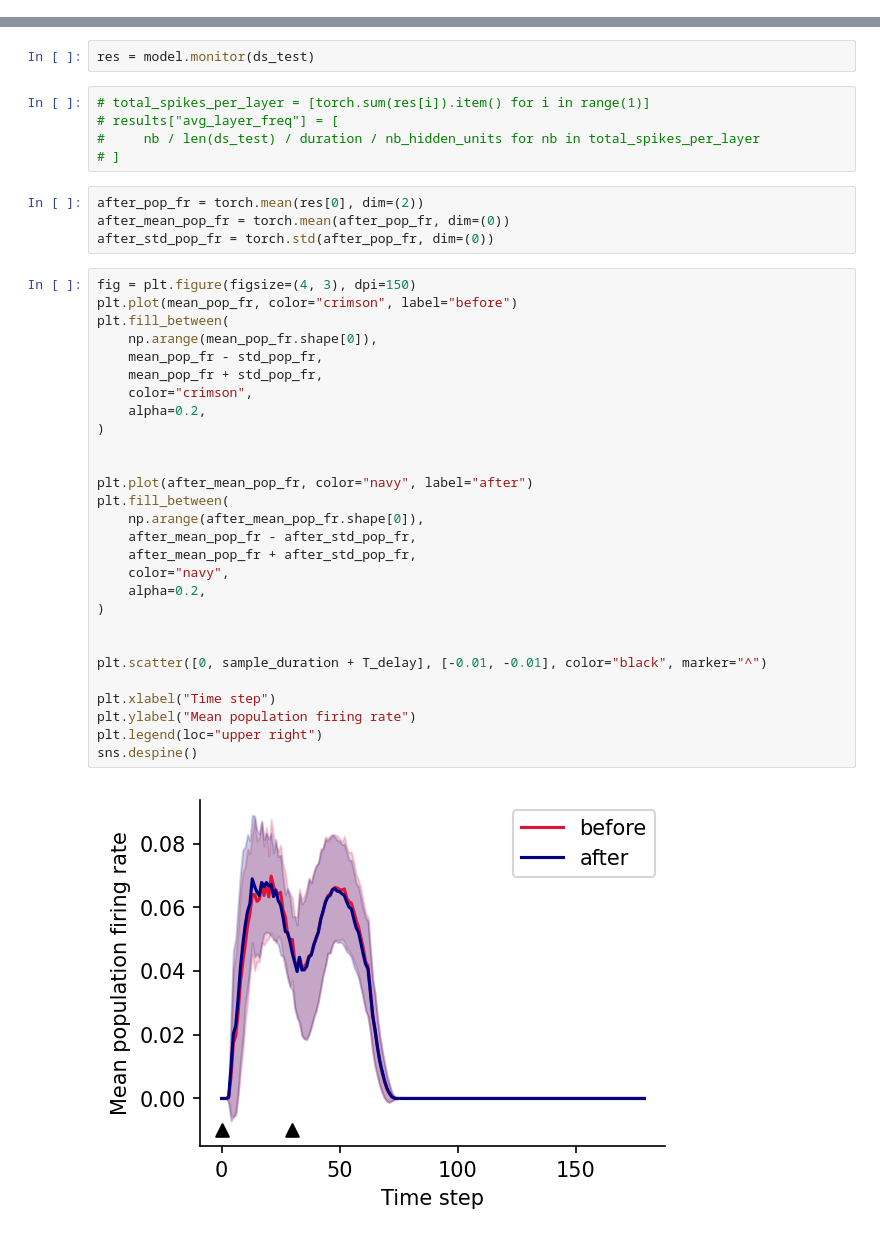
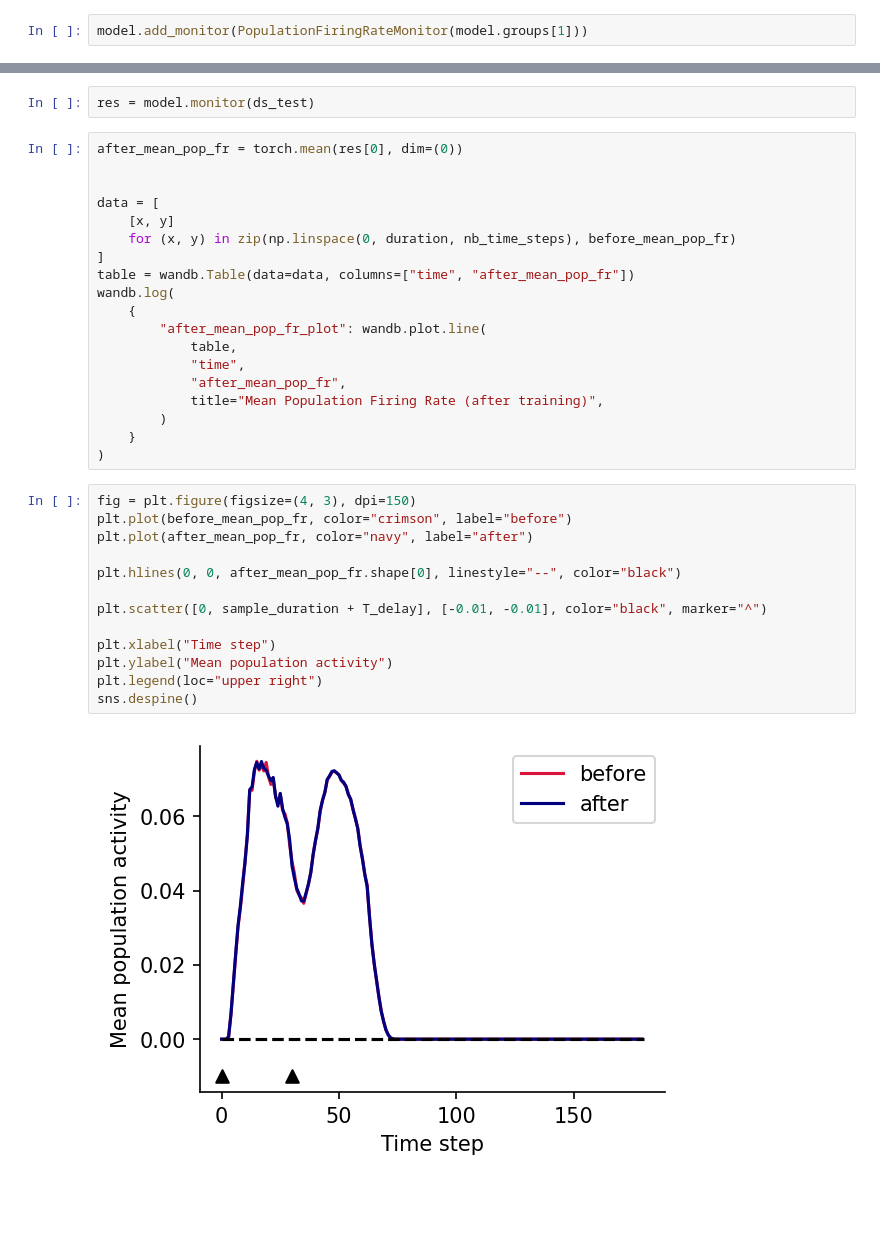
Before and after one commit to fmi-basel/stork, a Jupyter notebook: examples/99_JRJG_Control_CoRandman.ipynb, the cells around one changed output, grey strips where cells are left out. Saved outputs shown, nothing was run; the diff lists cells and outputs as text; blank space fills up the shorter version.

```diff
--- a/examples/99_JRJG_Control_CoRandman.ipynb
+++ b/examples/99_JRJG_Control_CoRandman.ipynb
@@ -276,0 +242,2 @@ model.add_monitor(StateMonitor(model.groups[1], "out"))
+# %%
+model.add_monitor(PopulationFiringRateMonitor(model.groups[1]))
@@ -332,42 +357,37 @@ results["valid_acc"] = history["val_acc"].tolist()
 #### Monitor the model again after training
 # %%
 res = model.monitor(ds_test)
-# %%
-# total_spikes_per_layer = [torch.sum(res[i]).item() for i in range(1)]
-# results["avg_layer_freq"] = [
-#     nb / len(ds_test) / duration / nb_hidden_units for nb in total_spikes_per_layer
-# ]
-# %%
-after_pop_fr = torch.mean(res[0], dim=(2))
-after_mean_pop_fr = torch.mean(after_pop_fr, dim=(0))
-after_std_pop_fr = torch.std(after_pop_fr, dim=(0))
+# %%
+after_mean_pop_fr = torch.mean(res[0], dim=(0))
+
+
+data = [
+    [x, y]
+    for (x, y) in zip(np.linspace(0, duration, nb_time_steps), before_mean_pop_fr)
+]
+table = wandb.Table(data=data, columns=["time", "after_mean_pop_fr"])
+wandb.log(
+    {
+        "after_mean_pop_fr_plot": wandb.plot.line(
+            table,
+            "time",
+            "after_mean_pop_fr",
+            title="Mean Population Firing Rate (after training)",
+        )
+    }
+)
 # %%
 fig = plt.figure(figsize=(4, 3), dpi=150)
-plt.plot(mean_pop_fr, color="crimson", label="before")
-plt.fill_between(
-    np.arange(mean_pop_fr.shape[0]),
-    mean_pop_fr - std_pop_fr,
-    mean_pop_fr + std_pop_fr,
-    color="crimson",
-    alpha=0.2,
-)
+plt.plot(before_mean_pop_fr, color="crimson", label="before")
+plt.plot(after_mean_pop_fr, color="navy", label="after")
 
-
-plt.plot(after_mean_pop_fr, color="navy", label="after")
-plt.fill_between(
-    np.arange(after_mean_pop_fr.shape[0]),
-    after_mean_pop_fr - after_std_pop_fr,
-    after_mean_pop_fr + after_std_pop_fr,
-    color="navy",
-    alpha=0.2,
-)
-
+plt.hlines(0, 0, after_mean_pop_fr.shape[0], linestyle="--", color="black")
 
 plt.scatter([0, sample_duration + T_delay], [-0.01, -0.01], color="black", marker="^")
 
 plt.xlabel("Time step")
-plt.ylabel("Mean population firing rate")
+plt.ylabel("Mean population activity")
 plt.legend(loc="upper right")
 sns.despine()
 # %% [output]
-[figure, old version]
+[figure, new version]
```
Also changed, not shown: parts of 27 cells of this notebook, 1 other file.
